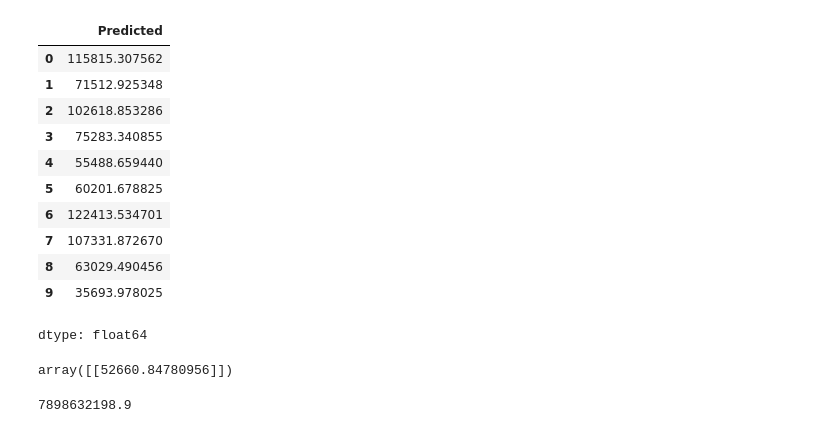
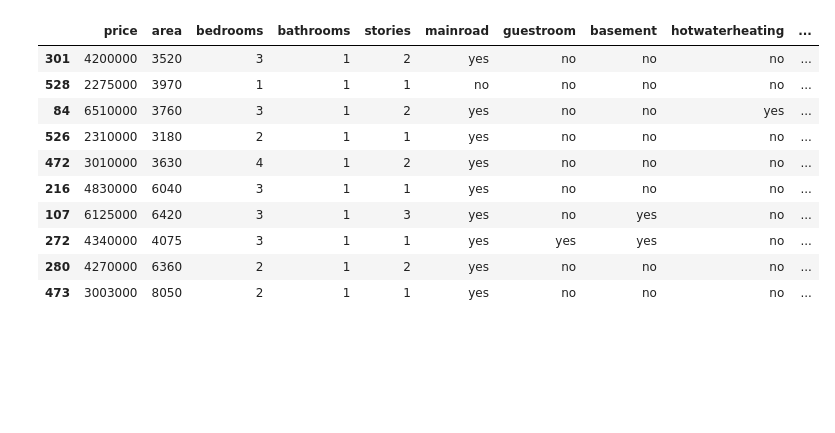
Before and after one commit to badong0/CCMACLRL_EXERCISES_COM221ML, a Jupyter notebook: Exercise4.ipynb, the cells around one changed output. Cells and saved outputs as stored; diff of their text form; code cells hidden in the pictures; blank space fills up the shorter version.

```diff
--- a/Exercise4.ipynb
+++ b/Exercise4.ipynb
@@ -168,24 +2,0 @@ dtype: int64
-# %%
-df1['Predicted']
-# %% [output]
-|  | Predicted |
-| 0 | 115815.307562 |
-| 1 | 71512.925348 |
-| 2 | 102618.853286 |
-| 3 | 75283.340855 |
-| 4 | 55488.659440 |
-| 5 | 60201.678825 |
-| 6 | 122413.534701 |
-| 7 | 107331.872670 |
-| 8 | 63029.490456 |
-| 9 | 35693.978025 |
-dtype: float64
-# %%
-lr_model.predict([[3]])
-# %% [output]
-array([[52660.84780956]])
-# %%
-sum_of_squared_total = np.sum(np.square(df1['Actual'] - df1['Actual'].mean()))
-sum_of_squared_total
-# %% [output]
-7898632198.9
@@ -191,0 +15,16 @@ sum_of_squared_total
+# %%
+df = pd.read_csv('house_prices.csv')
+# %%
+df.sample(10)
+# %% [output]
+|  | price | area | bedrooms | bathrooms | stories | mainroad | guestroom | basement | hotwaterheating | ... |
+| 301 | 4200000 | 3520 | 3 | 1 | 2 | yes | no | no | no | ... |
+| 528 | 2275000 | 3970 | 1 | 1 | 1 | no | no | no | no | ... |
+| 84 | 6510000 | 3760 | 3 | 1 | 2 | yes | no | no | yes | ... |
+| 526 | 2310000 | 3180 | 2 | 1 | 1 | yes | no | no | no | ... |
+| 472 | 3010000 | 3630 | 4 | 1 | 2 | yes | no | no | no | ... |
+| 216 | 4830000 | 6040 | 3 | 1 | 1 | yes | no | no | no | ... |
+| 107 | 6125000 | 6420 | 3 | 1 | 3 | yes | no | yes | no | ... |
+| 272 | 4340000 | 4075 | 3 | 1 | 1 | yes | yes | yes | no | ... |
+| 280 | 4270000 | 6360 | 2 | 1 | 2 | yes | no | no | no | ... |
+| 473 | 3003000 | 8050 | 2 | 1 | 1 | yes | no | no | no | ... |
```
Also changed, not shown: parts of 48 cells of this notebook.
